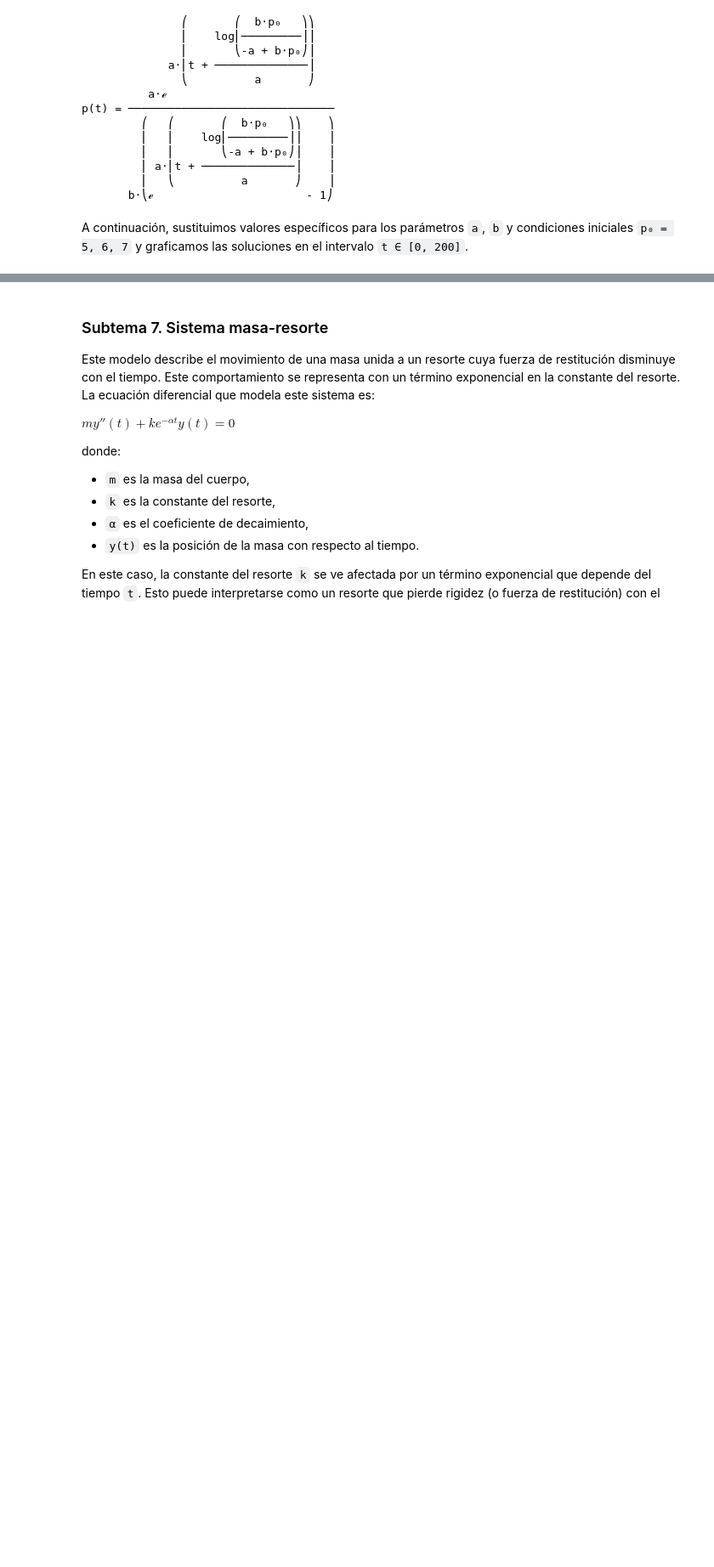
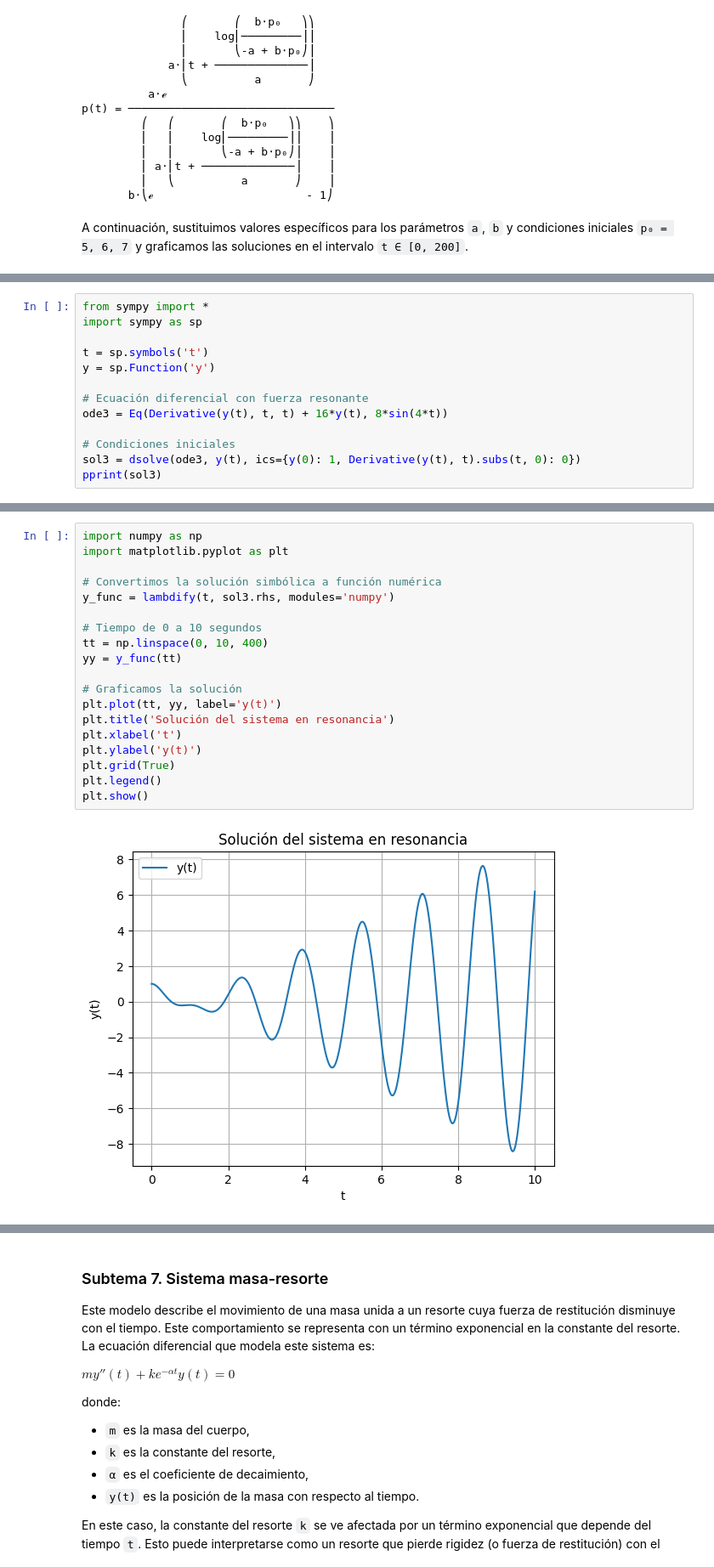
Before and after one commit to KarlaMichelleSorianoSanhez/EDP-1, a Jupyter notebook: Ecuaciones_diferenciales.ipynb, the cells around one changed output, grey strips where cells are left out. Shown at 85% size. Cells and saved outputs as stored; diff of their text form; blank space fills up the shorter version.

```diff
--- a/Ecuaciones_diferenciales.ipynb
+++ b/Ecuaciones_diferenciales.ipynb
@@ -135,0 +262,13 @@ plt.show()
+# %%
+from sympy import *
+import sympy as sp
+
+t = sp.symbols('t')
+y = sp.Function('y')
+
+# Ecuación diferencial con fuerza resonante
+ode3 = Eq(Derivative(y(t), t, t) + 16*y(t), 8*sin(4*t))
+
+# Condiciones iniciales
+sol3 = dsolve(ode3, y(t), ics={y(0): 1, Derivative(y(t), t).subs(t, 0): 0})
+pprint(sol3)
@@ -135,0 +285,21 @@ plt.show()
+# %%
+import numpy as np
+import matplotlib.pyplot as plt
+
+# Convertimos la solución simbólica a función numérica
+y_func = lambdify(t, sol3.rhs, modules='numpy')
+
+# Tiempo de 0 a 10 segundos
+tt = np.linspace(0, 10, 400)
+yy = y_func(tt)
+
+# Graficamos la solución
+plt.plot(tt, yy, label='y(t)')
+plt.title('Solución del sistema en resonancia')
+plt.xlabel('t')
+plt.ylabel('y(t)')
+plt.grid(True)
+plt.legend()
+plt.show()
+# %% [output]
+[figure, added]
```
Also changed, not shown: parts of 17 cells of this notebook.
